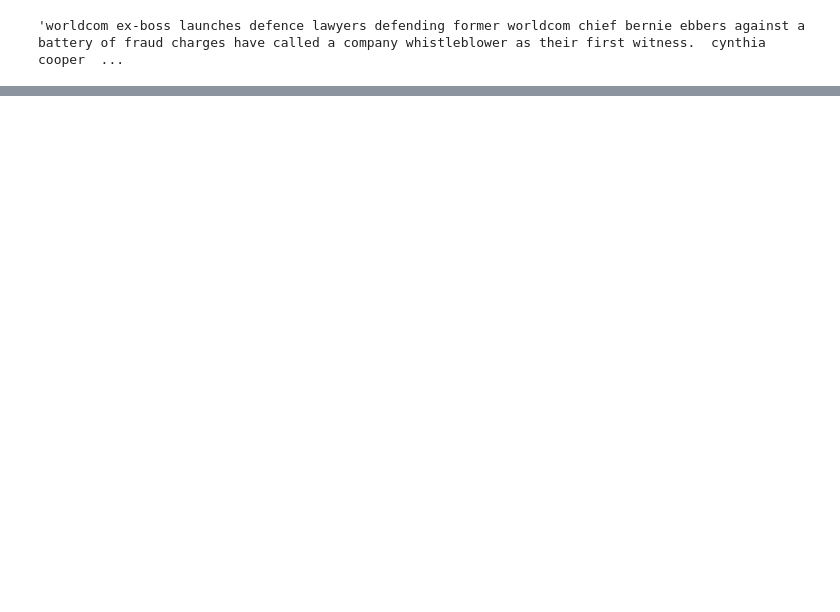
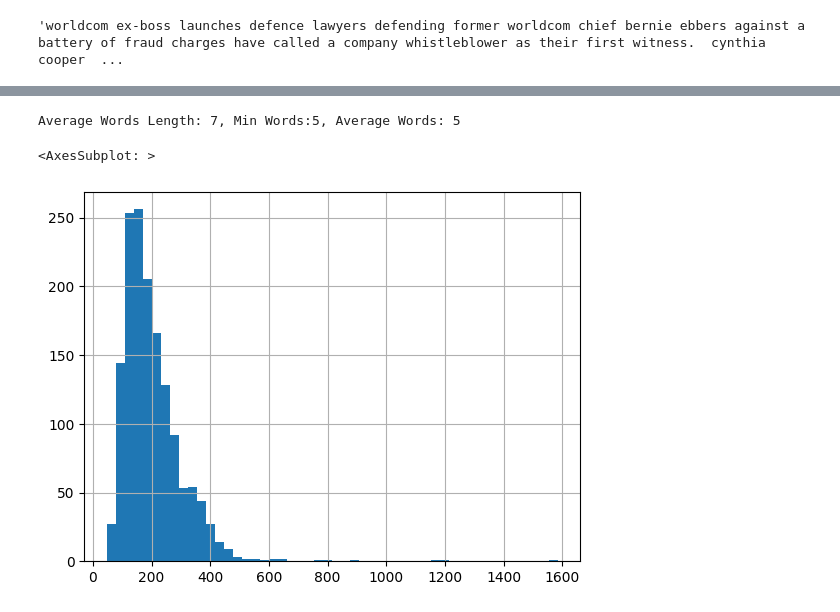
Before and after one commit to VinodKumarJodu/news-article-classification, a Jupyter notebook: notebooks/eda.ipynb, the cells around one changed output, grey strips where cells are left out. Drawn from its saved outputs; the diff is of its cells as text; code cells hidden in the pictures; blank space fills up the shorter version.

```diff
--- a/notebooks/eda.ipynb
+++ b/notebooks/eda.ipynb
@@ -221,0 +240,8 @@ KeyboardInterrupt:
+# %%
+train_df['avg_word_len'] = train_df['clean_text'].str.split().apply(lambda x: [len(i) for i in x ]).map(lambda x: np.mean(x))
+print(f"Average Words Length: {int(max(train_df['avg_word_len']))}, Min Words:{int(min(train_df['avg_word_len']))}, Average Words: {int(train_df['avg_word_len'].mean())}")
+train_df['word_len'].hist(bins=50)
+# %% [output]
+Average Words Length: 7, Min Words:5, Average Words: 5
+<AxesSubplot: >
+[figure, added]
```
Also changed, not shown: parts of 46 cells of this notebook, 10 other files.
